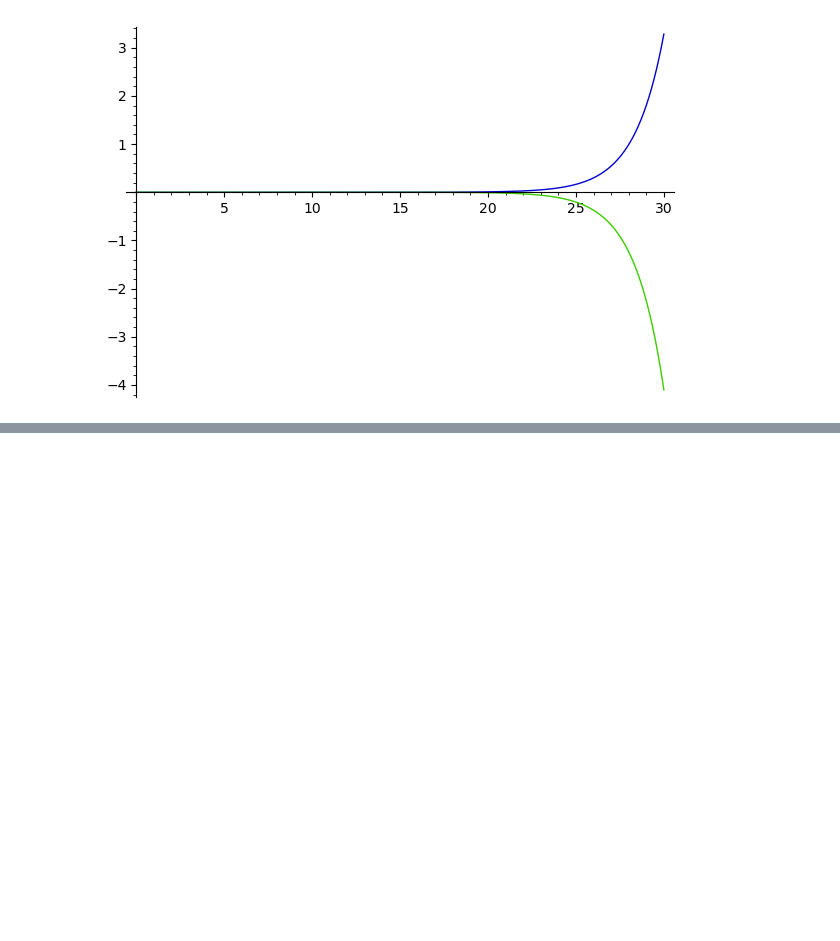
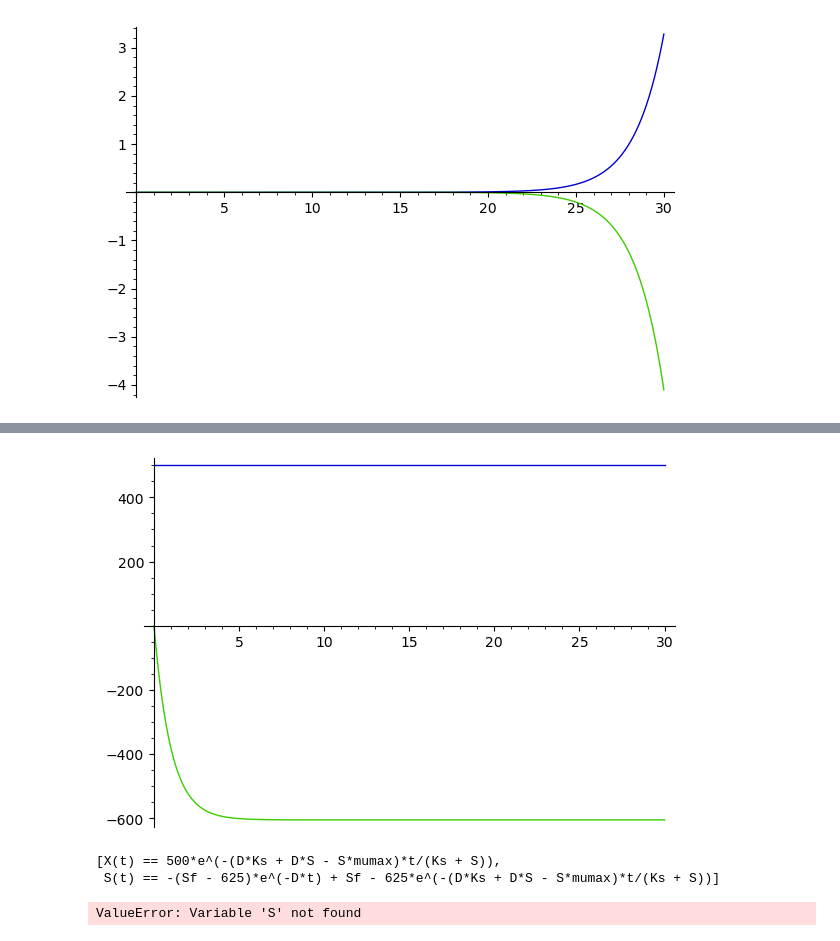
Before and after one commit to RaphaLevy/Artigo_Fenomenos_Biologicos, a Jupyter notebook: Modelagem de Sistemas.ipynb, the cells around one changed output, grey strips where cells are left out. Drawn from its saved outputs; the diff is of its cells as text; code cells hidden in the pictures; blank space fills up the shorter version.

```diff
--- a/Modelagem de Sistemas.ipynb
+++ b/Modelagem de Sistemas.ipynb
@@ -270,0 +327,26 @@ plot((solX(mu=1.6, Ks= 1, D=1, Y=0.8, Sf=20),solS(mu=1.6, Ks= 1, D=1, Y=0.8, Sf=
+# %%
+# Atribuindo  valores para as taxas de conversão:
+solX, solS = sol[0].rhs(), sol[1].rhs()
+plot((solX(mu=1, D=1, Y=0.8, Sf=20),solS(mu=1, D=1, Y=0.8, Sf=20)),(t,0,30))
+# %% [output]
+[figure, added]
+# %%
+var('x s mu D Sf X S mumax Ks')
+
+mu=mumax*S/(Ks + S)
+
+X = function('X')(t)
+S = function('S')(t)
+de1 = diff(X,t) == mu*X - D*X
+de2 = diff(S,t) == D*Sf - D*S -(mu*X/Y)
+sol = desolve_system([de1,de2],[X,S],ics=[0,500,0], ivar=t)
+show(sol)
+# %% [output]
+[X(t) == 500*e^(-(D*Ks + D*S - S*mumax)*t/(Ks + S)),
+ S(t) == -(Sf - 625)*e^(-D*t) + Sf - 625*e^(-(D*Ks + D*S - S*mumax)*t/(Ks + S))]
+# %%
+# Atribuindo  valores para as taxas de conversão:
+solX, solS = sol[0].rhs(), sol[1].rhs()
+plot((solX(mumax=1.6, Ks= 1, D=1, Y=0.8, Sf=20),solS(mumax=1.6, Ks= 1, D=1, Y=0.8, Sf=20)),(t,0,30))
+# %% [output]
+ValueError: Variable 'S' not found
```
Also changed, not shown: parts of 40 cells of this notebook.
